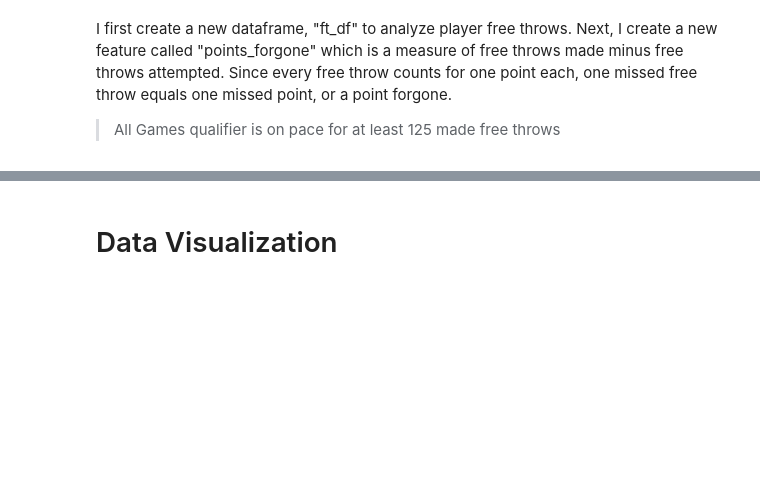
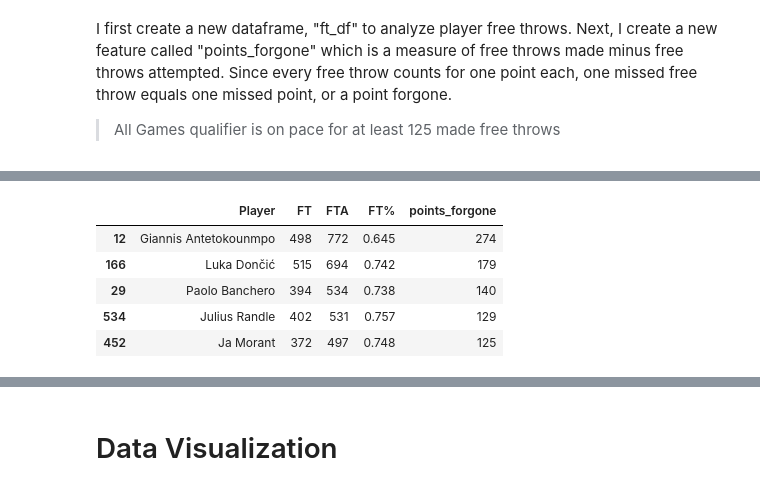
Before and after one commit to viquangly/bad_coding_practices, a Jupyter notebook: nba_analysis_refactor/nba_scraper_players_22_23_refactored.ipynb, the cells around one changed output, grey strips where cells are left out. Cells and saved outputs as stored; diff of their text form; code cells hidden in the pictures; blank space fills up the shorter version.

```diff
--- a/nba_analysis_refactor/nba_scraper_players_22_23_refactored.ipynb
+++ b/nba_analysis_refactor/nba_scraper_players_22_23_refactored.ipynb
@@ -294,3 +390,13 @@ ft_df[ft_df['FTA'] > 30]['FT%'].mean()
+# %%
+# @refactored
+nf.sort_top_players_by_stat(ft_df, 'points_forgone', top_n)
+# %% [output]
+|  | Player | FT | FTA | FT% | points_forgone |
+| 12 | Giannis Antetokounmpo | 498 | 772 | 0.645 | 274 |
+| 166 | Luka Dončić | 515 | 694 | 0.742 | 179 |
+| 29 | Paolo Banchero | 394 | 534 | 0.738 | 140 |
+| 534 | Julius Randle | 402 | 531 | 0.757 | 129 |
+| 452 | Ja Morant | 372 | 497 | 0.748 | 125 |
 # %%
 # @badcode
 # Magic number - it's bad practice to refer to columns by their integer location (i.e. 0 & 28).
```
Also changed, not shown: parts of 33 cells of this notebook, 2 other files.
